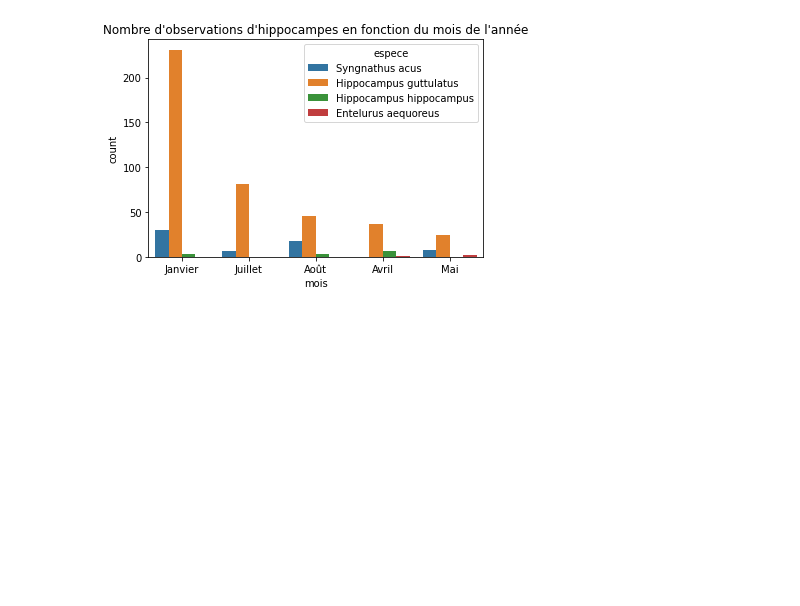
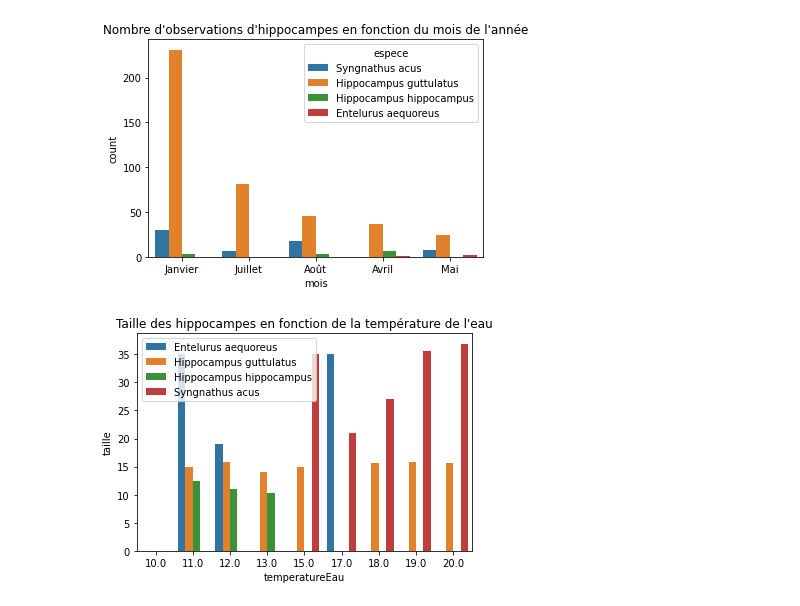
Before and after one commit to augustin-pasq/sae-pnr, a Jupyter notebook: Analyse/PNR_Analyse.ipynb, the cells around one changed output. Saved outputs shown, nothing was run; the diff lists cells and outputs as text; code cells hidden in the pictures; blank space fills up the shorter version.

Commit message:
add chart

```diff
--- a/Analyse/PNR_Analyse.ipynb
+++ b/Analyse/PNR_Analyse.ipynb
@@ -52,3 +52,14 @@ plt.title("Nombre d'observations d'hippocampes en fonction du mois de l'année")
 print()
 # %% [output]
 [figure]
+# %%
+df = pd.read_sql("SELECT espece, temperatureEau, taille FROM Obs_Hippocampe", con=db_connection)
+new_df = df.groupby(["espece", "temperatureEau"])[["taille"]].mean().reset_index()
+new_df
+
+sns.barplot(x='temperatureEau', y='taille', hue='espece', data=new_df)
+plt.legend(loc='upper left')
+plt.title("Taille des hippocampes en fonction de la température de l'eau")
+print()
+# %% [output]
+[figure, added]
```
